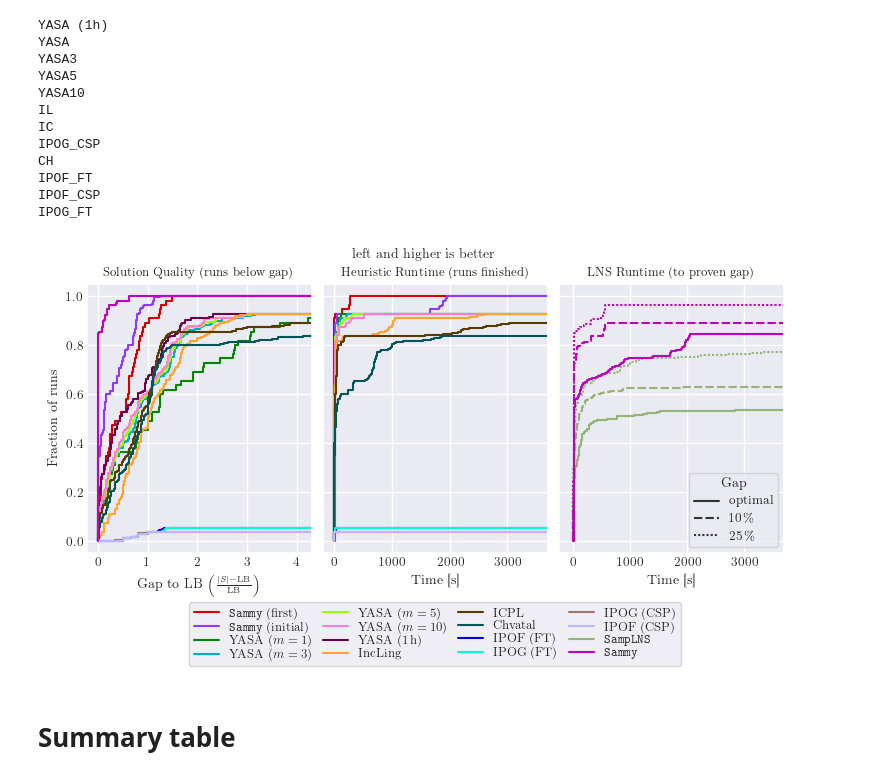
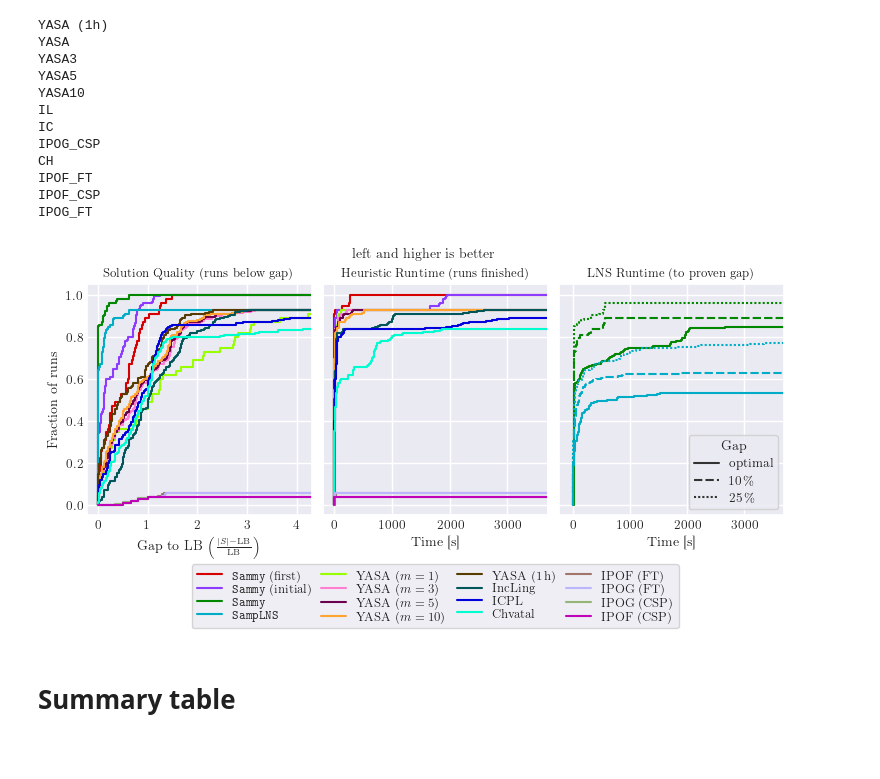
Before and after one commit to phillip-keldenich/sammy, a Jupyter notebook: experiments/paper_figures/on_benchmark_set/03_plots.ipynb, the cells around one changed output. Drawn from its saved outputs; the diff is of its cells as text; code cells hidden in the pictures; blank space fills up the shorter version.

Commit message:
plots etc.

```diff
--- a/experiments/paper_figures/on_benchmark_set/03_plots.ipynb
+++ b/experiments/paper_figures/on_benchmark_set/03_plots.ipynb
@@ -356,6 +356,8 @@ heuristic_solved_after_time_df['Heuristic'] = \
 plot_order = [
     r'\texttt{Sammy} (first)',
     r'\texttt{Sammy} (initial)',
+    r'\texttt{Sammy}',
+    r'\texttt{SampLNS}',
     'YASA $(m = 1)$',
     'YASA $(m = 3)$',
     'YASA $(m = 5)$',
@@ -369,8 +371,7 @@ plot_order = [
     'IPOG (CSP)',
     'IPOF (CSP)',
 ]
-extended_plot_order = plot_order + [r'\texttt{SampLNS}',
-                                    r'\texttt{Sammy}']
+extended_plot_order = plot_order
 palette = sns.color_palette(cc.glasbey, n_colors=len(extended_plot_order))
 # %% [markdown]
 ## Time to proven optimality/within some gap of optimality
@@ -516,7 +517,7 @@ for instance, instance_data in sammy_data.items():
 
 for instance, instance_data in samplns_data.items():
     for ub in instance_data['upper_bounds']:
-        push_sol_quality('SampLNS', instance, ub)
+        push_sol_quality(r'\texttt{SampLNS}', instance, ub)
 
 for algorithm, algorithm_data in baseline_data.items():
     for instance, instance_data in algorithm_data.items():
@@ -661,9 +662,9 @@ IPOF_FT
 IPOF_CSP
 IPOG_FT
 # %%
-fig, (ax1, ax2, ax4) = plt.subplots(figsize=(9, 3.5), nrows=1, ncols=3,
+fig, (ax1, ax2, ax4) = plt.subplots(figsize=(9, 3), nrows=1, ncols=3,
                                     sharey=True)
-fig.suptitle('left and higher is better', fontsize=10)
+fig.suptitle('left and higher is better', fontsize=10, y=1.0005)
 plt.subplots_adjust(wspace=0.05, hspace=None)
 sns.lineplot(data=solution_quality_performance_plot_data_df,
              x='relative_gap', y='frac_solved', hue='Algorithm',
@@ -673,41 +674,41 @@ sns.lineplot(data=heuristic_fraction_solved_after_time_df, x='time', y='frac_sol
              hue_order=extended_plot_order,
              ax=ax2, legend=None)
 sns.lineplot(data=num_solved_at_time_df, x='time', y='frac_solved',
-             hue='Algorithm', palette=palette[14:16],
-             hue_order=[ r'\texttt{SampLNS}', r'\texttt{Sammy}'],
+             hue='Algorithm', palette=palette[2:4],
+             hue_order=[r'\texttt{Sammy}', r'\texttt{SampLNS}'],
              style='Gap', style_order=['optimal', r'\qty{10}{\percent}',
                                        r'\qty{25}{\percent}'])
 ax1.set_xlabel(r"Gap to LB {\small $\left(\frac{|S| - \operatorname{LB}}{\operatorname{LB}}\right)$}")
 ax1.set_ylabel(r"Fraction of runs")
 ax1.legend().set_title("")
 ax1.tick_params(axis='x', pad=-3)
 ax1.tick_params(axis='y', pad=-3)
 ax1.set_title("Solution Quality (runs below gap)", fontsize=9)
 ax1.set_xlim(ax1.get_xlim()[0], 4.3)
 ax3 = ax2.twinx()
 ax3.set_yticks([])
 ax3.set_ylim(*ax2.get_ylim())
 #ax3.set_ylabel("Fraction of runs finished with a solution")
 ax3.yaxis.set_label_position("right")
 ax2.tick_params(axis='x', pad=-3)
 ax2.set_xlabel('Time [s]')
 ax2.set_title('Heuristic Runtime (runs finished)', fontsize=9)
 ax2.set_xlim(ax2.get_xlim()[0], 3700)
 ax4.set_xlabel('Time [s]')
 ax4.set_xlim(ax4.get_xlim()[0], 3700)
 ax4.tick_params(axis='x', pad=-3)
 ax4.set_title('LNS Runtime (to proven gap)', fontsize=9)
 handles4, labels4 = ax4.get_legend_handles_labels()
 indexgap = labels4.index('Gap')
 ax4.legend(handles4[indexgap+1:], labels4[indexgap+1:], title="Gap")
 for ytickline in ax2.get_yticklines():
     ytickline.set_visible(False)
-sns.move_legend(ax1, "center", ncol=4, bbox_to_anchor=(1.55, -0.3),
+sns.move_legend(ax1, "center", ncol=4, bbox_to_anchor=(1.55, -0.35),
                 labelspacing=0.1, columnspacing=0.8, fontsize=9)
 plt.savefig('solution_quality_and_heuristic_runtime.pdf',
             bbox_inches='tight')
 # %% [output]
-[figure, old version]
+[figure, new version]
 # %% [markdown]
 # Summary table
 # %%
```
Also changed, not shown: parts of 1 cell of this notebook, 6 other files.
